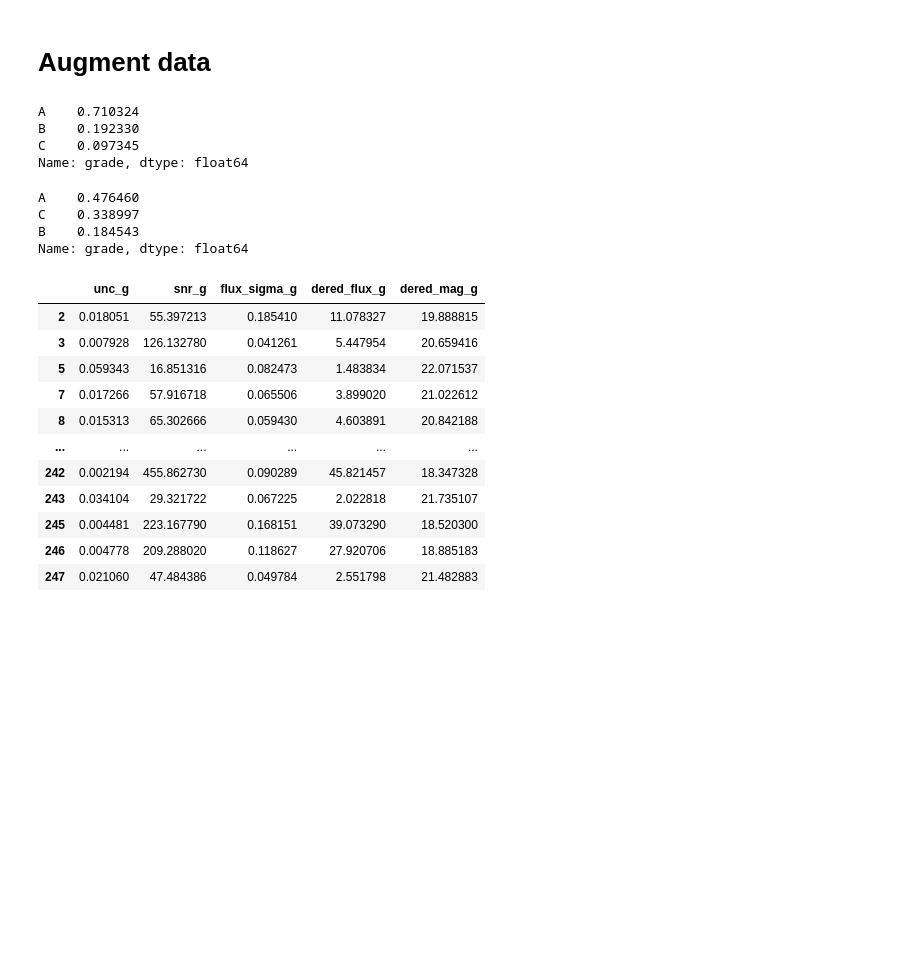
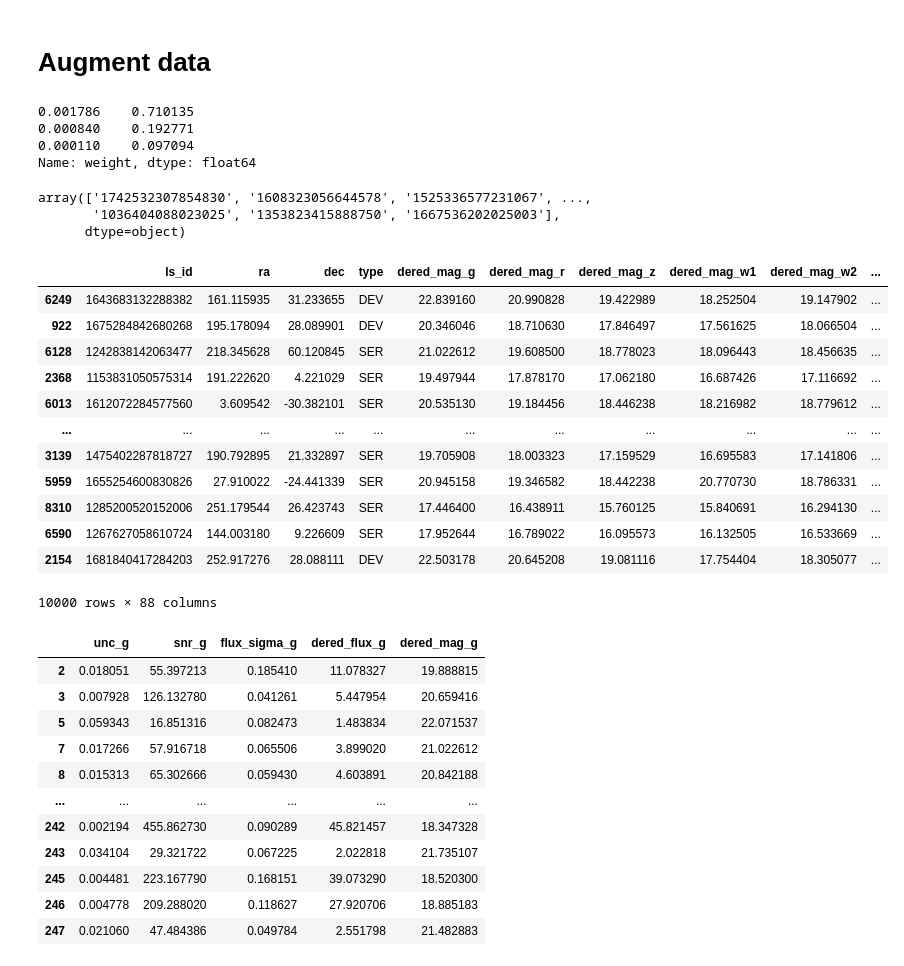
Before and after one commit to eramey16/galactic_lenses, a Jupyter notebook: Test.ipynb, the cells around one changed output. Cells and saved outputs as stored; diff of their text form; code cells hidden in the pictures; blank space fills up the shorter version.

```diff
--- a/Test.ipynb
+++ b/Test.ipynb
@@ -353,0 +369,13 @@ x
+# %%
+import psycopg2
+conn = psycopg2.connect('host = nerscdb03.nersc.gov dbname=lensed_db user=lensed_db_admin')
+cur = conn.cursor()
+
+with open('../data/db_test/emily_tbl.dat') as f:
+    ml_a = f.read()
+
+cur.execute(ml_a)
+conn.commit()
+
+cur.close()
+conn.close()
@@ -901,27 +987,28 @@ seed = 42
 # %%
 # Read in A lens IDs and write grade
-A_lenses = pd.concat([pd.read_csv("../data/lensed/Huang21_A/dr9_sample.csv"),
-            pd.read_csv("../data/lensed/ML_A/dr9_sample.csv")])
+A_lenses = pd.concat([collect_all("../data/lensed/Huang21_A/"),
+            collect_all("../data/lensed/ML_A/")])
 A_lenses = filter_data(A_lenses)
-A_lenses['grade'] = 'A'
+# A_lenses['grade'] = 'A'
 A_lenses['weight'] = .7 / len(A_lenses)
 
 # Read in B lens IDs and write grade
-B_lenses = pd.concat([pd.read_csv("../data/lensed/Huang21_B/dr9_sample.csv"),
-           pd.read_csv("../data/lensed/ML_B/dr9_sample.csv")])
+B_lenses = pd.concat([collect_all("../data/lensed/Huang21_B/"),
+           collect_all("../data/lensed/ML_B/")])
 B_lenses = filter_data(B_lenses)
-B_lenses['grade'] = 'B'
+# B_lenses['grade'] = 'B'
 B_lenses['weight'] = .2 / len(B_lenses)
 
 # Read in C lens IDs and write grade
-C_lenses = pd.concat([pd.read_csv("../data/lensed/Huang21_C/dr9_sample.csv"),
-           pd.read_csv("../data/lensed/ML_C/dr9_sample.csv")])
+C_lenses = pd.concat([collect_all("../data/lensed/Huang21_C/"),
+           collect_all("../data/lensed/ML_C/")])
 C_lenses = filter_data(C_lenses)
-C_lenses['grade'] = 'C'
+# C_lenses['grade'] = 'C'
 C_lenses['weight'] = .1 / len(C_lenses)
 
 # Read in full lens file
 lenses = pd.concat([A_lenses, B_lenses, C_lenses])
+lenses = filter_data(lenses)
 # %%
 import matplotlib.pyplot as plt
 # %%
@@ -929,20 +1016,45 @@ import matplotlib.pyplot as plt
 augmented = lenses.sample(n=10000-len(lenses), replace=True, weights=lenses['weight'],
                           ignore_index=True, random_state=seed)
 # %%
-augmented['grade'].value_counts()/len(augmented)
+augmented['weight'].value_counts()/len(augmented)
 # %% [output]
-A    0.710324
-B    0.192330
-C    0.097345
-Name: grade, dtype: float64
+0.001786    0.710135
+0.000840    0.192771
+0.000110    0.097094
+Name: weight, dtype: float64
 # %%
 # Vary by uncertainty
 bands = ['g', 'r', 'z', 'w1', 'w2']
 for b in bands:
     new_fluxes = np.random.normal(loc=augmented['dered_flux_'+b], scale=augmented['flux_sigma_'+b])
     augmented['dered_flux_'+b] = new_fluxes
-# %% [output]
-A    0.476460
-C    0.338997
-B    0.184543
-Name: grade, dtype: float64
+# %%
+# Make up new ls_ids
+N = len(augmented)
+zeros = np.ones((N,), dtype=int).astype(str).astype(object)
+strings = np.random.randint(0, 9, (N,15)).astype(str).astype(object)
+new_ids = zeros+strings.sum(axis=1)
+new_ids
+# %% [output]
+array(['1742532307854830', '1608323056644578', '1525336577231067', ...,
+       '1036404088023025', '1353823415888750', '1667536202025003'],
+      dtype=object)
+# %%
+augmented['ls_id'] = new_ids
+augmented = pd.concat([augmented, lenses])
+augmented = augmented.sample(n=len(augmented), replace=False)
+augmented
+# %% [output]
+|  | ls_id | ra | dec | type | dered_mag_g | dered_mag_r | dered_mag_z | dered_mag_w1 | dered_mag_w2 | ... |
+| 6249 | 1643683132288382 | 161.115935 | 31.233655 | DEV | 22.839160 | 20.990828 | 19.422989 | 18.252504 | 19.147902 | ... |
+| 922 | 1675284842680268 | 195.178094 | 28.089901 | DEV | 20.346046 | 18.710630 | 17.846497 | 17.561625 | 18.066504 | ... |
+| 6128 | 1242838142063477 | 218.345628 | 60.120845 | SER | 21.022612 | 19.608500 | 18.778023 | 18.096443 | 18.456635 | ... |
+| 2368 | 1153831050575314 | 191.222620 | 4.221029 | SER | 19.497944 | 17.878170 | 17.062180 | 16.687426 | 17.116692 | ... |
+| 6013 | 1612072284577560 | 3.609542 | -30.382101 | SER | 20.535130 | 19.184456 | 18.446238 | 18.216982 | 18.779612 | ... |
+| ... | ... | ... | ... | ... | ... | ... | ... | ... | ... | ... |
+| 3139 | 1475402287818727 | 190.792895 | 21.332897 | SER | 19.705908 | 18.003323 | 17.159529 | 16.695583 | 17.141806 | ... |
+| 5959 | 1655254600830826 | 27.910022 | -24.441339 | SER | 20.945158 | 19.346582 | 18.442238 | 20.770730 | 18.786331 | ... |
+| 8310 | 1285200520152006 | 251.179544 | 26.423743 | SER | 17.446400 | 16.438911 | 15.760125 | 15.840691 | 16.294130 | ... |
+| 6590 | 1267627058610724 | 144.003180 | 9.226609 | SER | 17.952644 | 16.789022 | 16.095573 | 16.132505 | 16.533669 | ... |
+| 2154 | 1681840417284203 | 252.917276 | 28.088111 | DEV | 22.503178 | 20.645208 | 19.081116 | 17.754404 | 18.305077 | ... |
+10000 rows × 88 columns
```
Also changed, not shown: parts of 23 cells of this notebook, 6 other files.
